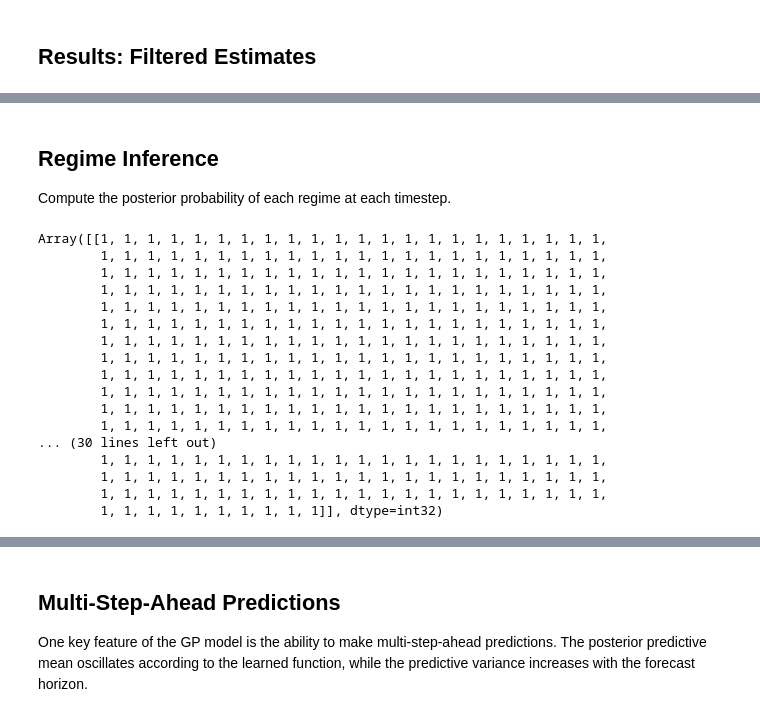
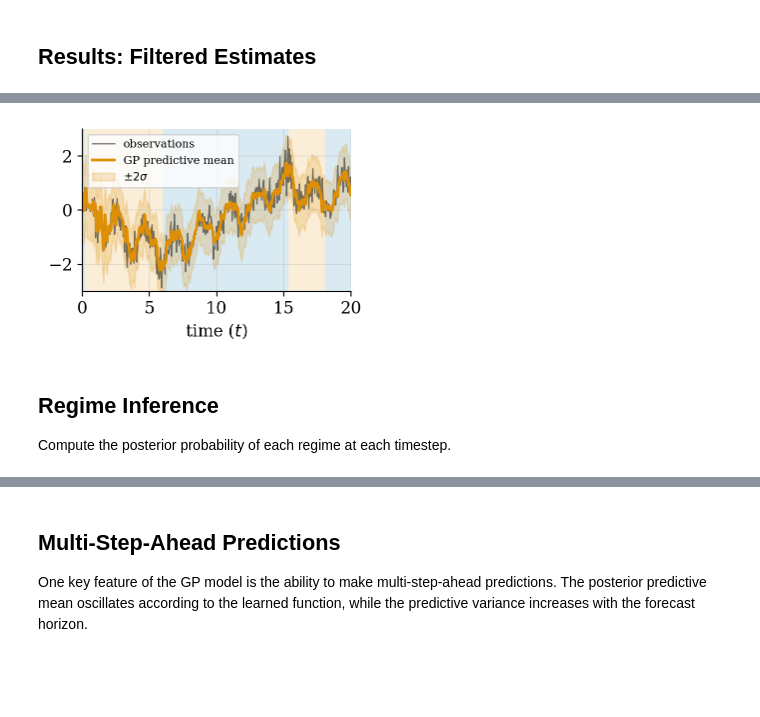
Before and after one commit to gerdm/streaming-hmm, a Jupyter notebook: gp-hmm-demo.ipynb, the cells around one changed output, grey strips where cells are left out. Drawn from its saved outputs; the diff is of its cells as text; code cells hidden in the pictures; blank space fills up the shorter version.

```diff
--- a/gp-hmm-demo.ipynb
+++ b/gp-hmm-demo.ipynb
@@ -348,3 +352,28 @@ ax.grid(alpha=0.3)
+# %%
+# Plot filtered estimates
+fig, ax = plt.subplots(figsize=(3.5, 2.5))
+for iinit, iend in zip(regime_changes_ix[:-1], regime_changes_ix[1:]):
+    ax.axvspan(timesteps[iinit], timesteps[iend], color=colors[states[iend]], alpha=0.15, linewidth=0)
+
+c = colors[1]
+ax.plot(timesteps, obs, c="black", linewidth=1.0, alpha=0.5, label="observations")
+ax.plot(timesteps, yhat, c=c, linewidth=2.0, label="GP predictive mean")
+ax.fill_between(
+    timesteps, yhat - 2 * yhat_std, yhat + 2 * yhat_std,
+    color=c, alpha=0.2, label="$\\pm 2\\sigma$"
+)
+
+ax.set_xlim(0, 20)
+ax.set_ylim(-3, 3)
+ax.set_xlabel("time ($t$)")
+# ax.set_ylabel("observation")
+# ax.set_title("GP-HMM: One-step-ahead predictive")
+ax.legend(loc="upper left", fontsize=8)
+ax.grid(alpha=0.3)
+plt.tight_layout()
+plt.savefig("gphmm-pred.png", bbox_inches="tight", dpi=300)
+# %% [output]
+[figure, added]
 # %% [markdown]
 ## Regime Inference
 
@@ -368,25 +397,5 @@ def compute_regime_posterior(bel_final):
     return regime_probs
 
 regime_probs = compute_regime_posterior(bel_final)
-# %%
-bel_final.regime
-# %% [output]
-Array([[1, 1, 1, 1, 1, 1, 1, 1, 1, 1, 1, 1, 1, 1, 1, 1, 1, 1, 1, 1, 1, 1,
-        1, 1, 1, 1, 1, 1, 1, 1, 1, 1, 1, 1, 1, 1, 1, 1, 1, 1, 1, 1, 1, 1,
-        1, 1, 1, 1, 1, 1, 1, 1, 1, 1, 1, 1, 1, 1, 1, 1, 1, 1, 1, 1, 1, 1,
-        1, 1, 1, 1, 1, 1, 1, 1, 1, 1, 1, 1, 1, 1, 1, 1, 1, 1, 1, 1, 1, 1,
-        1, 1, 1, 1, 1, 1, 1, 1, 1, 1, 1, 1, 1, 1, 1, 1, 1, 1, 1, 1, 1, 1,
-        1, 1, 1, 1, 1, 1, 1, 1, 1, 1, 1, 1, 1, 1, 1, 1, 1, 1, 1, 1, 1, 1,
-        1, 1, 1, 1, 1, 1, 1, 1, 1, 1, 1, 1, 1, 1, 1, 1, 1, 1, 1, 1, 1, 1,
-        1, 1, 1, 1, 1, 1, 1, 1, 1, 1, 1, 1, 1, 1, 1, 1, 1, 1, 1, 1, 1, 1,
-        1, 1, 1, 1, 1, 1, 1, 1, 1, 1, 1, 1, 1, 1, 1, 1, 1, 1, 1, 1, 1, 1,
-        1, 1, 1, 1, 1, 1, 1, 1, 1, 1, 1, 1, 1, 1, 1, 1, 1, 1, 1, 1, 1, 1,
-        1, 1, 1, 1, 1, 1, 1, 1, 1, 1, 1, 1, 1, 1, 1, 1, 1, 1, 1, 1, 1, 1,
-        1, 1, 1, 1, 1, 1, 1, 1, 1, 1, 1, 1, 1, 1, 1, 1, 1, 1, 1, 1, 1, 1,
-... (30 lines left out)
-        1, 1, 1, 1, 1, 1, 1, 1, 1, 1, 1, 1, 1, 1, 1, 1, 1, 1, 1, 1, 1, 1,
-        1, 1, 1, 1, 1, 1, 1, 1, 1, 1, 1, 1, 1, 1, 1, 1, 1, 1, 1, 1, 1, 1,
-        1, 1, 1, 1, 1, 1, 1, 1, 1, 1, 1, 1, 1, 1, 1, 1, 1, 1, 1, 1, 1, 1,
-        1, 1, 1, 1, 1, 1, 1, 1, 1, 1]], dtype=int32)
 # %%
 # Plot regime posterior
```
Also changed, not shown: parts of 10 cells of this notebook, 2 other files.
